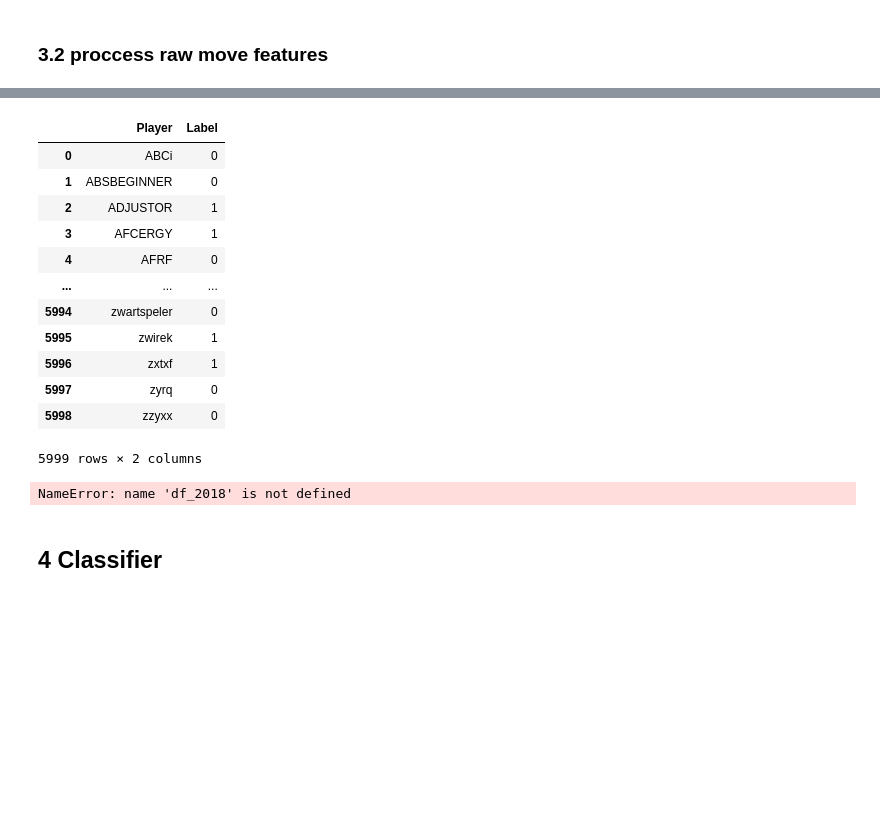
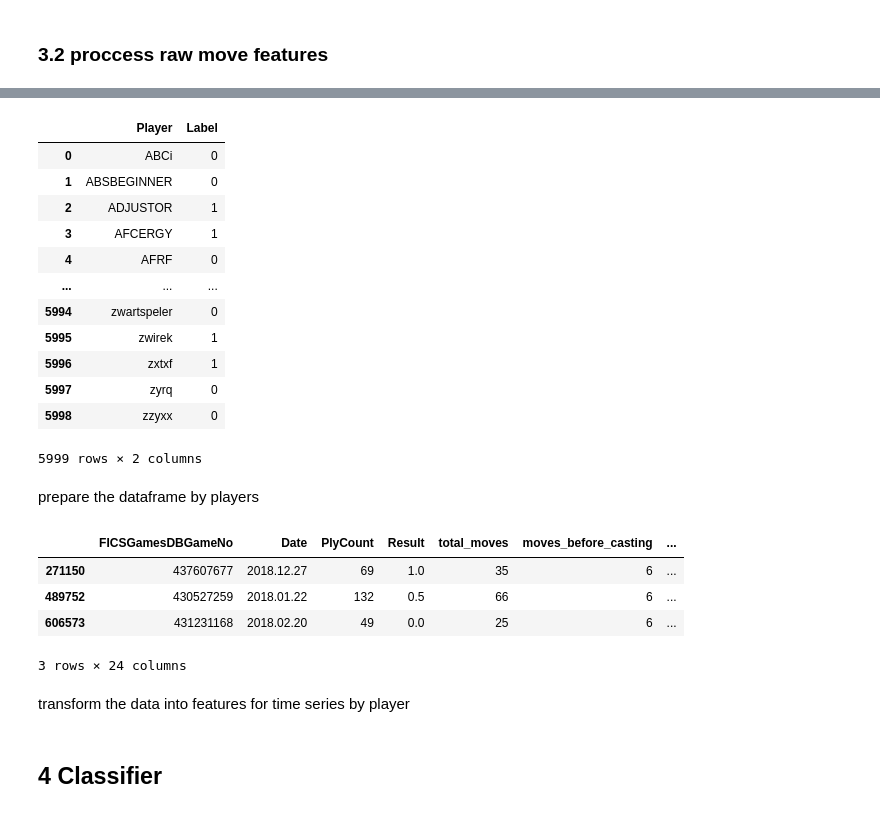
Before and after one commit to ariel-zilber/chess_improments_patterns, a Jupyter notebook: notebooks/P1_04_moves.ipynb, the cells around one changed output, grey strips where cells are left out. Saved outputs shown, nothing was run; the diff lists cells and outputs as text; code cells hidden in the pictures; blank space fills up the shorter version.

```diff
--- a/notebooks/P1_04_moves.ipynb
+++ b/notebooks/P1_04_moves.ipynb
@@ -723,54 +808,31 @@ Error:
 # %%
 df_interval=pd.read_csv(f"{PROJECT_PATH}/data/fics/interim/player_labels.csv")
 df_interval=df_interval.rename(columns={"Unnamed: 0":"Player"}).drop(columns=["0","1","2","3"])
+df_interval
+# %% [output]
+|  | Player | Label |
+| 0 | ABCi | 0 |
+| 1 | ABSBEGINNER | 0 |
+| 2 | ADJUSTOR | 1 |
+| 3 | AFCERGY | 1 |
+| 4 | AFRF | 0 |
+| ... | ... | ... |
+| 5994 | zwartspeler | 0 |
+| 5995 | zwirek | 1 |
+| 5996 | zxtxf | 1 |
+| 5997 | zyrq | 0 |
+| 5998 | zzyxx | 0 |
+5999 rows × 2 columns
-# %%
-df_interval
-# %% [output]
-|  | Player | Label |
-| 0 | ABCi | 0 |
-| 1 | ABSBEGINNER | 0 |
-| 2 | ADJUSTOR | 1 |
-| 3 | AFCERGY | 1 |
-| 4 | AFRF | 0 |
-| ... | ... | ... |
-| 5994 | zwartspeler | 0 |
-| 5995 | zwirek | 1 |
-| 5996 | zxtxf | 1 |
-| 5997 | zyrq | 0 |
-| 5998 | zzyxx | 0 |
-5999 rows × 2 columns
-# %%
-groups={g:data for g,data in df_2018.groupby("Player")}
-date_1=pd.to_datetime([f'{2018}-03-01 00:00:00']).min()
-date_2=pd.to_datetime([f'{2018}-06-01 00:00:00']).min()
-date_3=pd.to_datetime([f'{2018}-09-01 00:00:00']).min()
-
-p1_players={}
-p2_players={}
-p3_players={}
-players_df_dict={}
-for k,v in groups.items():
-
-    games_date_mapping=v[["FICSGamesDBGameNo","Date"]]
-    p1=list(games_date_mapping[pd.to_datetime(games_date_mapping["Date"])<=date_1]["FICSGamesDBGameNo"])
-    p2=list(games_date_mapping[(pd.to_datetime(games_date_mapping["Date"])<=date_2)&(pd.to_datetime(games_date_mapping["Date"])>date_1)]["FICSGamesDBGameNo"])
-    p3=list(games_date_mapping[(pd.to_datetime(games_date_mapping["Date"])<=date_3)&(pd.to_datetime(games_date_mapping["Date"])>date_2)]["FICSGamesDBGameNo"])
-    p1_players[k]=v[v["FICSGamesDBGameNo"].isin(p1)]
-    p2_players[k]=v[v["FICSGamesDBGameNo"].isin(p2)]
-    p3_players[k]=v[v["FICSGamesDBGameNo"].isin(p3)]
-
-frames=[]
-to_drop=["Result",'Date', 'Time', 'Year', 'Month', 'Day', 'Hour', 'Minute',
-       'Second','FICSGamesDBGameNo','first_rook_to_seventh_black']
-
-for k in p1_players.keys():
-    frames.append(create_sum(k, p1_players[k].drop(columns=to_drop), p2_players[k].drop(columns=to_drop), p3_players[k].drop(columns=to_drop)
-       )),
-
-players_moves_features_df=pd.concat(frames)
-players_moves_features_df=players_moves_features_df.dropna()
-players_moves_features_df=players_moves_features_df.merge(df_interval,on='Player')
-players_moves_features_df=players_moves_features_df.drop(columns=[c for c in players_moves_features_df.columns if "Unnamed" in c])
-players_moves_features_df
-# %% [output]
-NameError: name 'df_2018' is not defined
+# %% [markdown]
+prepare the dataframe by players
+# %%
+groups=transform_data(df_2018,list(df_interval["Player"]))
+(groups['ABCi']).head()
+# %% [output]
+|  | FICSGamesDBGameNo | Date | PlyCount | Result | total_moves | moves_before_casting | ... |
+| 271150 | 437607677 | 2018.12.27 | 69 | 1.0 | 35 | 6 | ... |
+| 489752 | 430527259 | 2018.01.22 | 132 | 0.5 | 66 | 6 | ... |
+| 606573 | 431231168 | 2018.02.20 | 49 | 0.0 | 25 | 6 | ... |
+3 rows × 24 columns
+# %% [markdown]
+transform the data into features for time series by player
```
Also changed, not shown: parts of 15 cells of this notebook, 5 other files.
